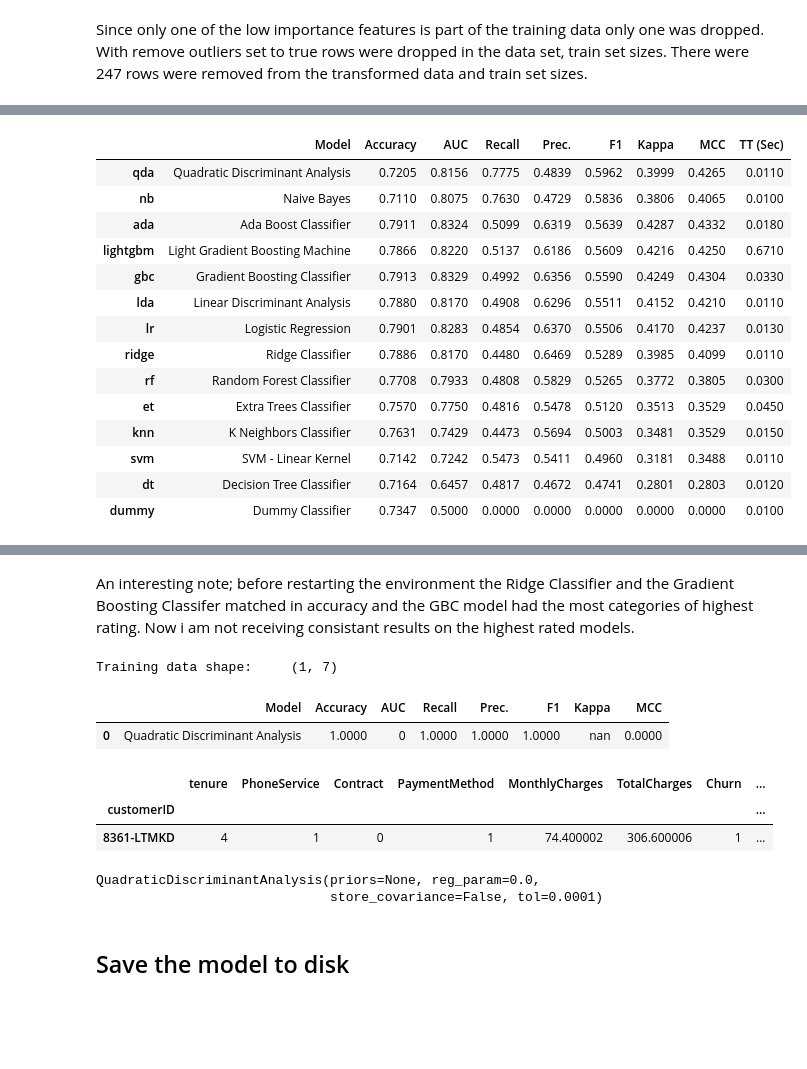
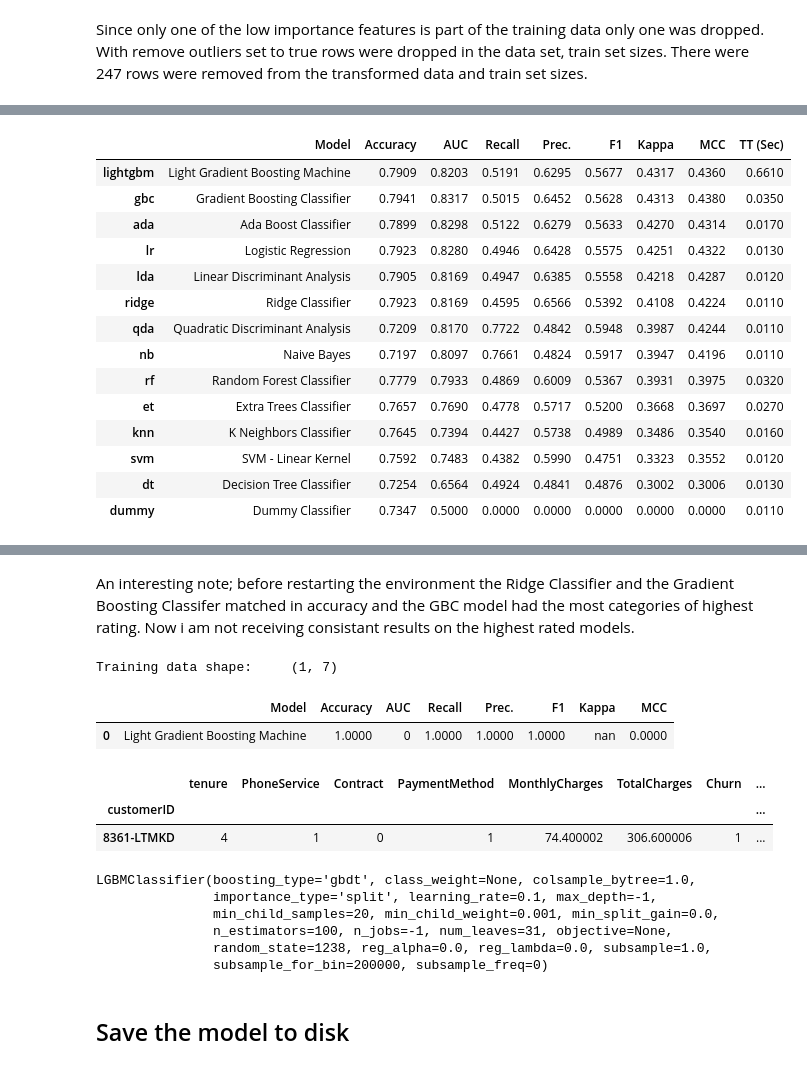
Before and after one commit to jrussell010-regis/msds600_wk5, a Jupyter notebook: Russell_Josh_Assignment5.ipynb, the cells around one changed output, grey strips where cells are left out. Cells and saved outputs as stored; diff of their text form; code cells hidden in the pictures; blank space fills up the shorter version.

Commit message:
updated notebook and adding LGBM model

```diff
--- a/Russell_Josh_Assignment5.ipynb
+++ b/Russell_Josh_Assignment5.ipynb
@@ -63,24 +63,24 @@ automl = setup(train_data, target='Churn', ignore_features=low_importance_featur
 # %% [markdown]
 Since only one of the low importance features is part of the training data only one was dropped.  With remove outliers set to true rows were dropped in the data set, train set sizes.  There were 247 rows were removed from the transformed data and train set sizes.
 # %%
-best_model = compare_models(sort='F1')
+best_model = compare_models(sort='Kappa')
 # %% [output]
 [interactive output not drawn]
 |  | Model | Accuracy | AUC | Recall | Prec. | F1 | Kappa | MCC | TT (Sec) |
-| qda | Quadratic Discriminant Analysis | 0.7205 | 0.8156 | 0.7775 | 0.4839 | 0.5962 | 0.3999 | 0.4265 | 0.0110 |
-| nb | Naive Bayes | 0.7110 | 0.8075 | 0.7630 | 0.4729 | 0.5836 | 0.3806 | 0.4065 | 0.0100 |
-| ada | Ada Boost Classifier | 0.7911 | 0.8324 | 0.5099 | 0.6319 | 0.5639 | 0.4287 | 0.4332 | 0.0180 |
-| lightgbm | Light Gradient Boosting Machine | 0.7866 | 0.8220 | 0.5137 | 0.6186 | 0.5609 | 0.4216 | 0.4250 | 0.6710 |
-| gbc | Gradient Boosting Classifier | 0.7913 | 0.8329 | 0.4992 | 0.6356 | 0.5590 | 0.4249 | 0.4304 | 0.0330 |
-| lda | Linear Discriminant Analysis | 0.7880 | 0.8170 | 0.4908 | 0.6296 | 0.5511 | 0.4152 | 0.4210 | 0.0110 |
-| lr | Logistic Regression | 0.7901 | 0.8283 | 0.4854 | 0.6370 | 0.5506 | 0.4170 | 0.4237 | 0.0130 |
-| ridge | Ridge Classifier | 0.7886 | 0.8170 | 0.4480 | 0.6469 | 0.5289 | 0.3985 | 0.4099 | 0.0110 |
-| rf | Random Forest Classifier | 0.7708 | 0.7933 | 0.4808 | 0.5829 | 0.5265 | 0.3772 | 0.3805 | 0.0300 |
-| et | Extra Trees Classifier | 0.7570 | 0.7750 | 0.4816 | 0.5478 | 0.5120 | 0.3513 | 0.3529 | 0.0450 |
-| knn | K Neighbors Classifier | 0.7631 | 0.7429 | 0.4473 | 0.5694 | 0.5003 | 0.3481 | 0.3529 | 0.0150 |
-| svm | SVM - Linear Kernel | 0.7142 | 0.7242 | 0.5473 | 0.5411 | 0.4960 | 0.3181 | 0.3488 | 0.0110 |
-| dt | Decision Tree Classifier | 0.7164 | 0.6457 | 0.4817 | 0.4672 | 0.4741 | 0.2801 | 0.2803 | 0.0120 |
-| dummy | Dummy Classifier | 0.7347 | 0.5000 | 0.0000 | 0.0000 | 0.0000 | 0.0000 | 0.0000 | 0.0100 |
+| lightgbm | Light Gradient Boosting Machine | 0.7909 | 0.8203 | 0.5191 | 0.6295 | 0.5677 | 0.4317 | 0.4360 | 0.6610 |
+| gbc | Gradient Boosting Classifier | 0.7941 | 0.8317 | 0.5015 | 0.6452 | 0.5628 | 0.4313 | 0.4380 | 0.0350 |
+| ada | Ada Boost Classifier | 0.7899 | 0.8298 | 0.5122 | 0.6279 | 0.5633 | 0.4270 | 0.4314 | 0.0170 |
+| lr | Logistic Regression | 0.7923 | 0.8280 | 0.4946 | 0.6428 | 0.5575 | 0.4251 | 0.4322 | 0.0130 |
+| lda | Linear Discriminant Analysis | 0.7905 | 0.8169 | 0.4947 | 0.6385 | 0.5558 | 0.4218 | 0.4287 | 0.0120 |
+| ridge | Ridge Classifier | 0.7923 | 0.8169 | 0.4595 | 0.6566 | 0.5392 | 0.4108 | 0.4224 | 0.0110 |
+| qda | Quadratic Discriminant Analysis | 0.7209 | 0.8170 | 0.7722 | 0.4842 | 0.5948 | 0.3987 | 0.4244 | 0.0110 |
+| nb | Naive Bayes | 0.7197 | 0.8097 | 0.7661 | 0.4824 | 0.5917 | 0.3947 | 0.4196 | 0.0110 |
+| rf | Random Forest Classifier | 0.7779 | 0.7933 | 0.4869 | 0.6009 | 0.5367 | 0.3931 | 0.3975 | 0.0320 |
+| et | Extra Trees Classifier | 0.7657 | 0.7690 | 0.4778 | 0.5717 | 0.5200 | 0.3668 | 0.3697 | 0.0270 |
+| knn | K Neighbors Classifier | 0.7645 | 0.7394 | 0.4427 | 0.5738 | 0.4989 | 0.3486 | 0.3540 | 0.0160 |
+| svm | SVM - Linear Kernel | 0.7592 | 0.7483 | 0.4382 | 0.5990 | 0.4751 | 0.3323 | 0.3552 | 0.0120 |
+| dt | Decision Tree Classifier | 0.7254 | 0.6564 | 0.4924 | 0.4841 | 0.4876 | 0.3002 | 0.3006 | 0.0130 |
+| dummy | Dummy Classifier | 0.7347 | 0.5000 | 0.0000 | 0.0000 | 0.0000 | 0.0000 | 0.0000 | 0.0110 |
 [interactive output not drawn]
 # %% [markdown]
 An interesting note; before restarting the environment the Ridge Classifier and the Gradient Boosting Classifer matched in accuracy and the GBC model had the most categories of highest rating.  Now i am not receiving consistant results on the highest rated models.
@@ -90,15 +90,19 @@ predict_model(best_model, train_data.iloc[-2:-1])
 # %% [output]
 Training data shape:     (1, 7)
 |  | Model | Accuracy | AUC | Recall | Prec. | F1 | Kappa | MCC |
-| 0 | Quadratic Discriminant Analysis | 1.0000 | 0 | 1.0000 | 1.0000 | 1.0000 | nan | 0.0000 |
+| 0 | Light Gradient Boosting Machine | 1.0000 | 0 | 1.0000 | 1.0000 | 1.0000 | nan | 0.0000 |
 |  | tenure | PhoneService | Contract | PaymentMethod | MonthlyCharges | TotalCharges | Churn | ... |
 | customerID |  |  |  |  |  |  |  | ... |
 | 8361-LTMKD | 4 | 1 | 0 | 1 | 74.400002 | 306.600006 | 1 | ... |
 # %%
 best_model
 # %% [output]
-QuadraticDiscriminantAnalysis(priors=None, reg_param=0.0,
-                              store_covariance=False, tol=0.0001)
+LGBMClassifier(boosting_type='gbdt', class_weight=None, colsample_bytree=1.0,
+               importance_type='split', learning_rate=0.1, max_depth=-1,
+               min_child_samples=20, min_child_weight=0.001, min_split_gain=0.0,
+               n_estimators=100, n_jobs=-1, num_leaves=31, objective=None,
+               random_state=1238, reg_alpha=0.0, reg_lambda=0.0, subsample=1.0,
+               subsample_for_bin=200000, subsample_freq=0)
 # %% [markdown]
 ## Save the model to disk
 # %%
```
Also changed, not shown: parts of 7 cells of this notebook, 2 other files.
